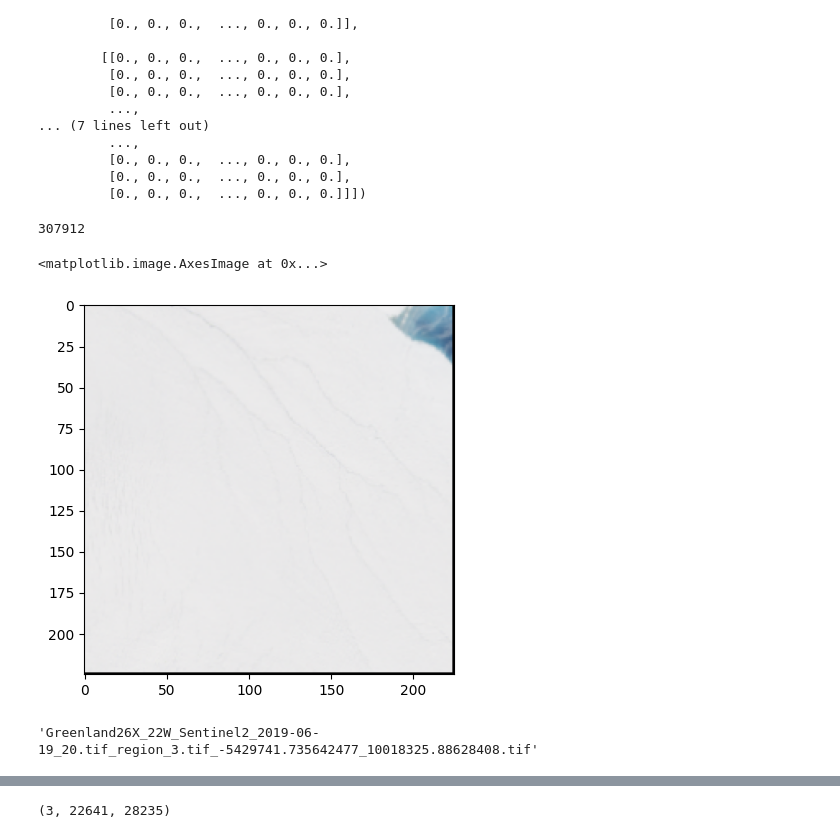
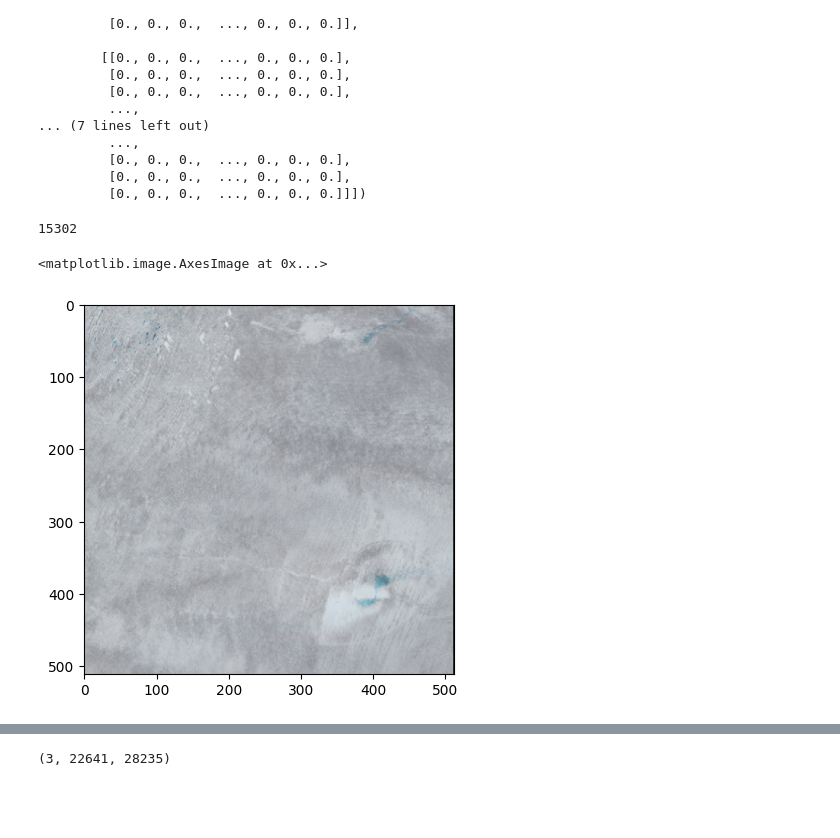
Before and after one commit to MAL-TO/sigspatialcup2023, a Jupyter notebook: notebook.ipynb, the cells around one changed output, grey strips where cells are left out. Saved outputs shown, nothing was run; the diff lists cells and outputs as text; code cells hidden in the pictures; blank space fills up the shorter version.

```diff
--- a/notebook.ipynb
+++ b/notebook.ipynb
@@ -115,18 +91,13 @@ tensor([[[0., 0., 0.,  ..., 0., 0., 0.],
          [0., 0., 0.,  ..., 0., 0., 0.],
          [0., 0., 0.,  ..., 0., 0., 0.]]])
 # %%
-img_region_path = Path("/data1/malto/sigspatial/train_image/")
+img_region_path = BASE_DIR / "test_image"
 print(len(os.listdir(img_region_path)))
-#img = os.listdir(img_region_path)[2000]
+img = os.listdir(img_region_path)[2450]
 img_region = rasterio.open(img_region_path / img)
 img_array = img_region.read()
-
 plt.imshow(np.transpose(img_array, ((1, 2, 0))))
 # %% [output]
-307912
+15302
 <matplotlib.image.AxesImage at 0x...>
-[figure, old version]
+[figure, new version]
-# %%
-img
-# %% [output]
-'Greenland26X_22W_Sentinel2_2019-06-19_20.tif_region_3.tif_-5429741.735642477_10018325.88628408.tif'
```
Also changed, not shown: parts of 8 cells of this notebook, 1 other file.
